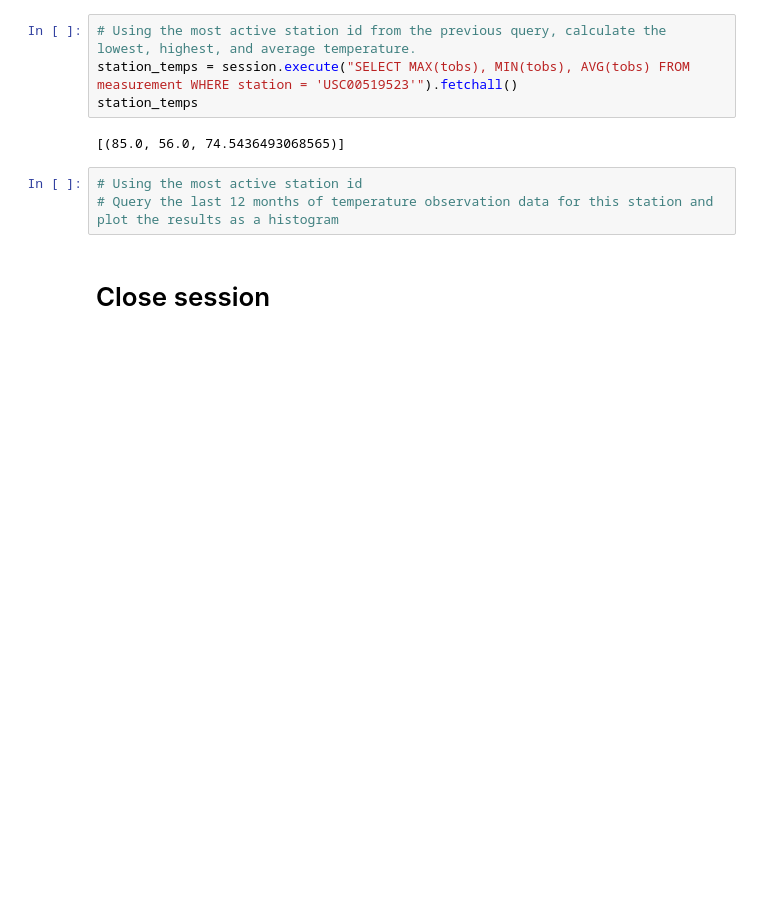
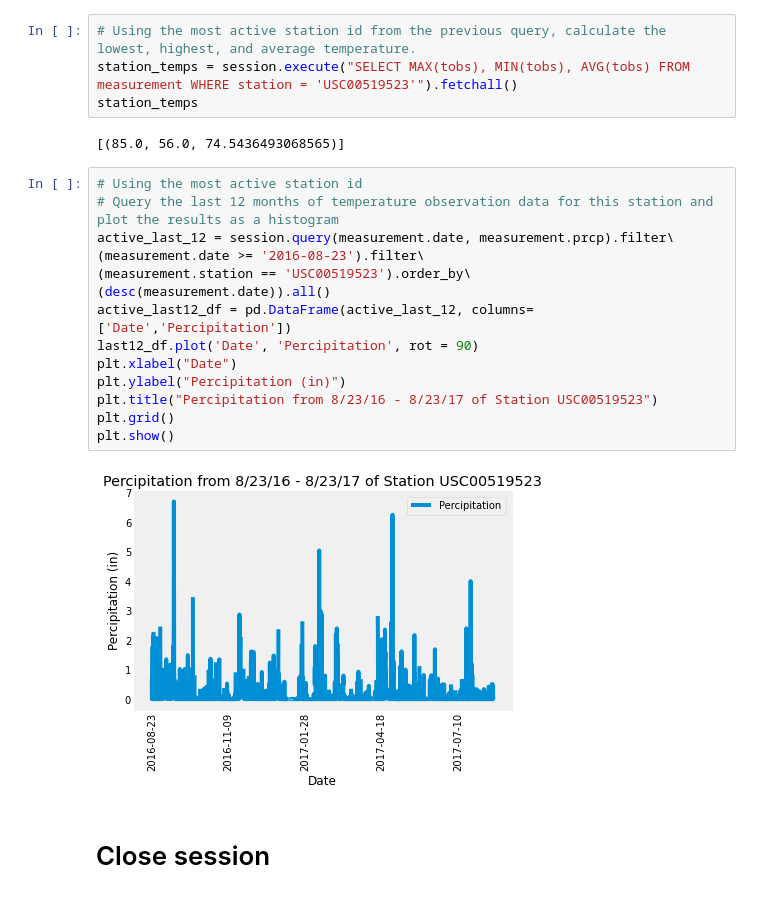
Before and after one commit to ethomps33/Hawaii_Climate_Analysis, a Jupyter notebook: climate_starter.ipynb, the cells around one changed output. Drawn from its saved outputs; the diff is of its cells as text; blank space fills up the shorter version.

Commit message:
Completed SQLAlchemey_Challenge. Created plot for the percipitation of most active station

```diff
--- a/climate_starter.ipynb
+++ b/climate_starter.ipynb
@@ -145,6 +142,19 @@ station_temps
 # %%
 # Using the most active station id
 # Query the last 12 months of temperature observation data for this station and plot the results as a histogram
+active_last_12 = session.query(measurement.date, measurement.prcp).filter\
+(measurement.date >= '2016-08-23').filter\
+(measurement.station == 'USC00519523').order_by\
+(desc(measurement.date)).all()
+active_last12_df = pd.DataFrame(active_last_12, columns=['Date','Percipitation'])
+last12_df.plot('Date', 'Percipitation', rot = 90)
+plt.xlabel("Date")
+plt.ylabel("Percipitation (in)")
+plt.title("Percipitation from 8/23/16 - 8/23/17 of Station USC00519523")
+plt.grid()
+plt.show()
+# %% [output]
+[figure, added]
 # %% [markdown]
 # Close session
 # %%
```
Also changed, not shown: parts of 1 cell of this notebook.
